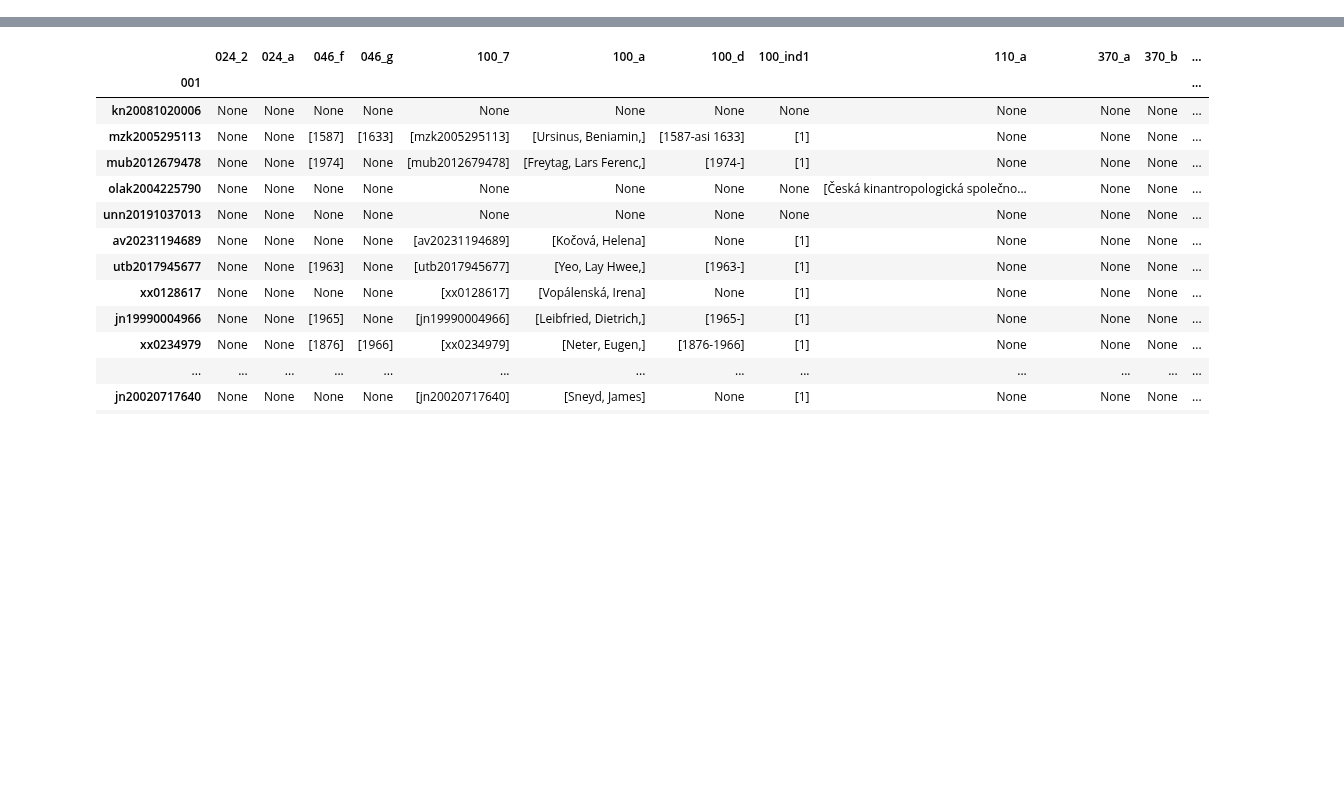
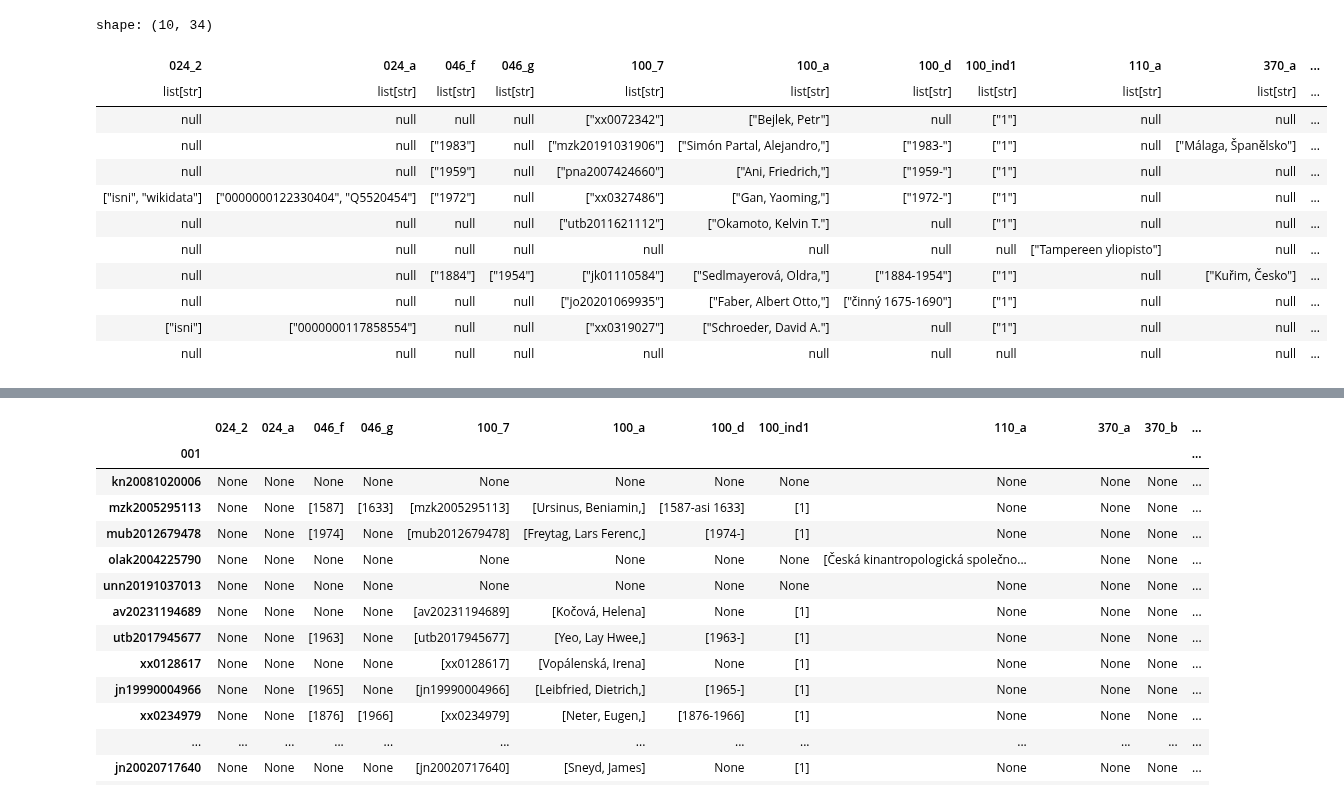
Before and after one commit to DataRozhlas/knizni-peoplemetr, a Jupyter notebook: 108_explorace_autorit.ipynb, the cells around one changed output, grey strips where cells are left out. Cells and saved outputs as stored; diff of their text form; code cells hidden in the pictures; blank space fills up the shorter version.

```diff
--- a/108_explorace_autorit.ipynb
+++ b/108_explorace_autorit.ipynb
@@ -4,2 +6,18 @@ import pandas as pd
 # %%
-df = pd.read_parquet(os.path.join("data","aut_vyber.parquet"))
+df = pl.read_parquet(os.path.join("data","aut_vyber.parquet"))
+# %%
+df.sample(10)
+# %% [output]
+shape: (10, 34)
+| 024_2 | 024_a | 046_f | 046_g | 100_7 | 100_a | 100_d | 100_ind1 | 110_a | 370_a | ... |
+| list[str] | list[str] | list[str] | list[str] | list[str] | list[str] | list[str] | list[str] | list[str] | list[str] | ... |
+| null | null | null | null | ["xx0072342"] | ["Bejlek, Petr"] | null | ["1"] | null | null | ... |
+| null | null | ["1983"] | null | ["mzk20191031906"] | ["Simón Partal, Alejandro,"] | ["1983-"] | ["1"] | null | ["Málaga, Španělsko"] | ... |
+| null | null | ["1959"] | null | ["pna2007424660"] | ["Ani, Friedrich,"] | ["1959-"] | ["1"] | null | null | ... |
+| ["isni", "wikidata"] | ["0000000122330404", "Q5520454"] | ["1972"] | null | ["xx0327486"] | ["Gan, Yaoming,"] | ["1972-"] | ["1"] | null | null | ... |
+| null | null | null | null | ["utb2011621112"] | ["Okamoto, Kelvin T."] | null | ["1"] | null | null | ... |
+| null | null | null | null | null | null | null | null | ["Tampereen yliopisto"] | null | ... |
+| null | null | ["1884"] | ["1954"] | ["jk01110584"] | ["Sedlmayerová, Oldra,"] | ["1884-1954"] | ["1"] | null | ["Kuřim, Česko"] | ... |
+| null | null | null | null | ["jo20201069935"] | ["Faber, Albert Otto,"] | ["činný 1675-1690"] | ["1"] | null | null | ... |
+| ["isni"] | ["0000000117858554"] | null | null | ["xx0319027"] | ["Schroeder, David A."] | null | ["1"] | null | null | ... |
+| null | null | null | null | null | null | null | null | null | null | ... |
```
Also changed, not shown: parts of 3 cells of this notebook, 32 other files.
